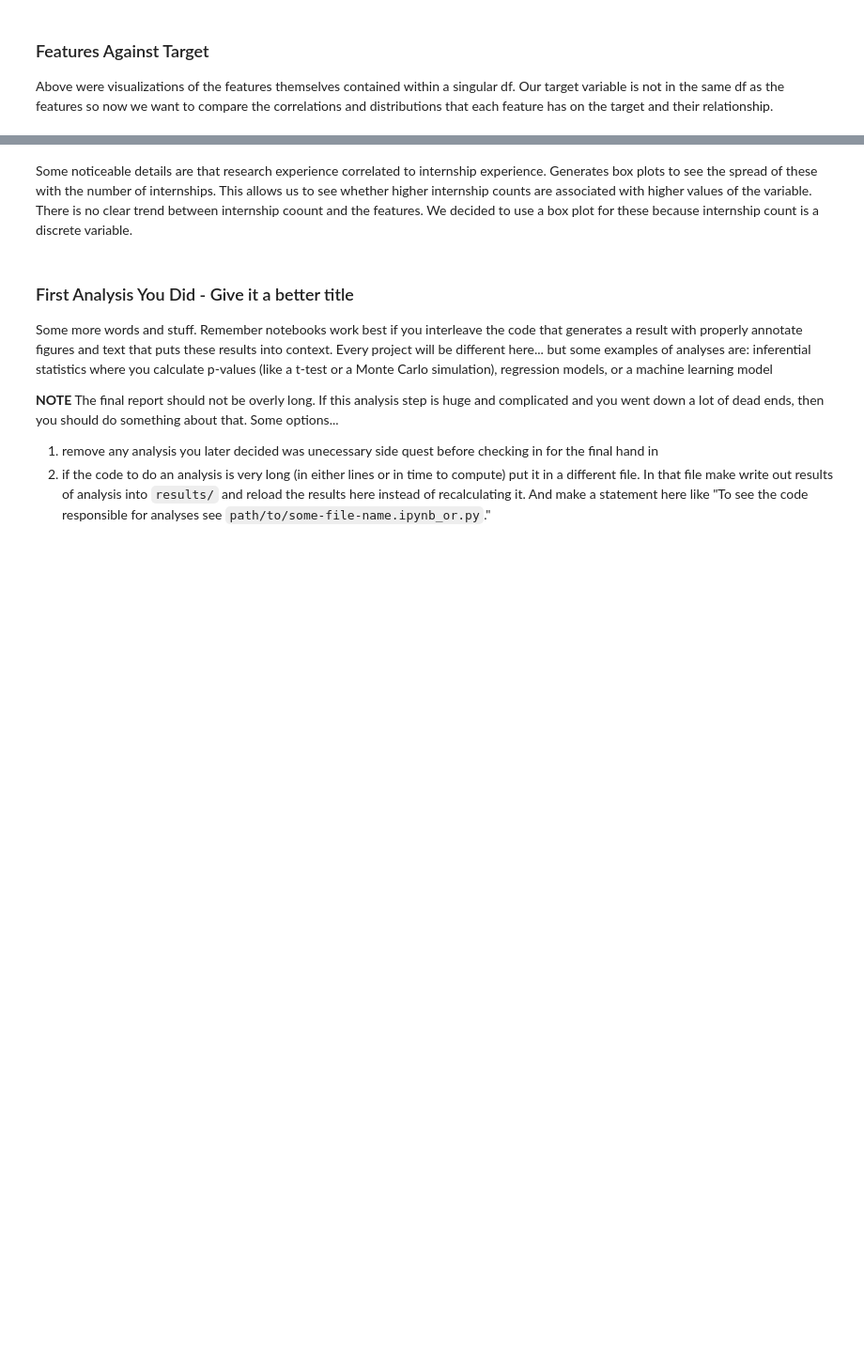
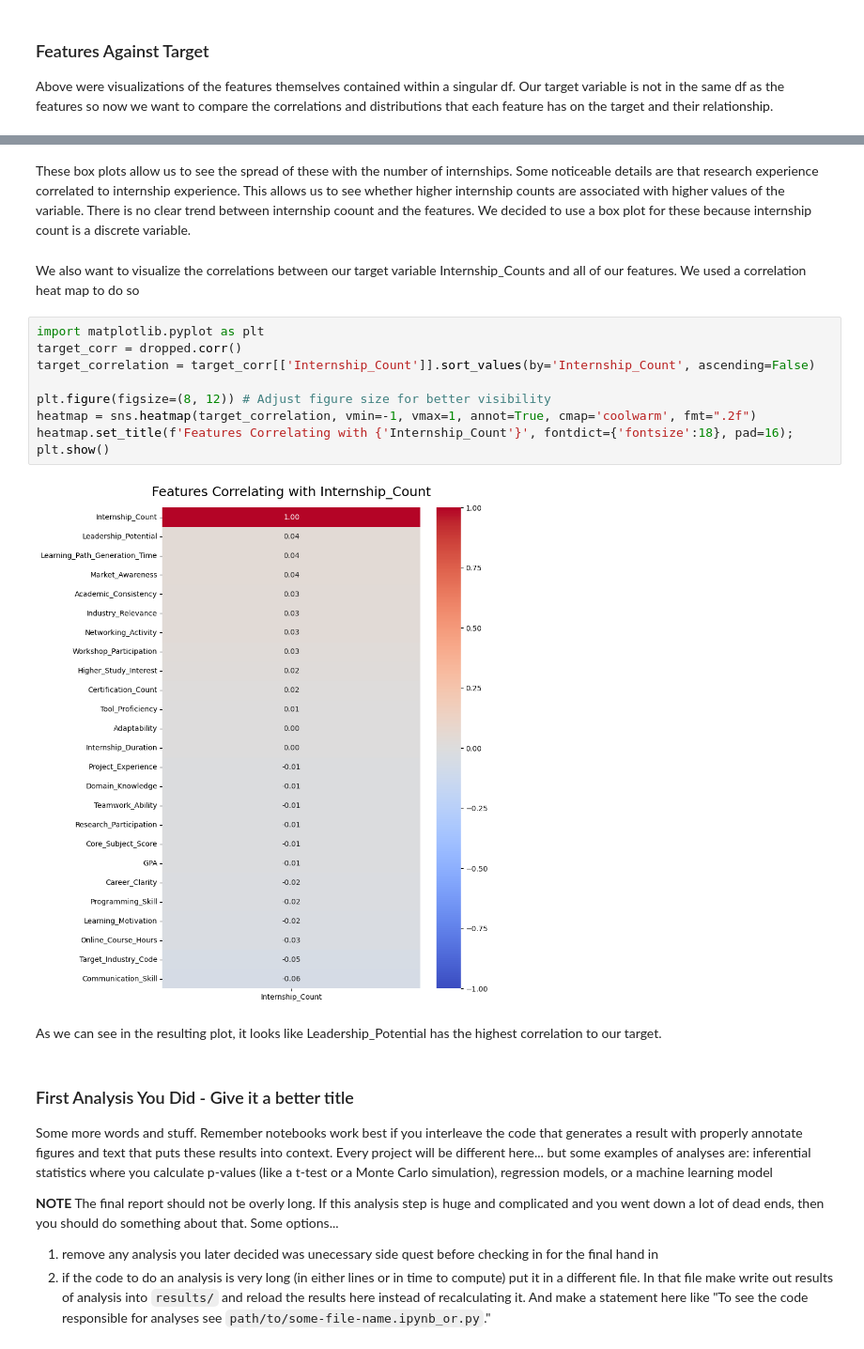
Before and after one commit to COGS108/Group144_WI26, a Jupyter notebook: 03-FinalProject.ipynb, the cells around one changed output, grey strips where cells are left out. Shown at 94% size. Cells and saved outputs as stored; diff of their text form; blank space fills up the shorter version.

Commit message:
change for TA feeback; heatmap with target vs feature correlations

```diff
--- a/03-FinalProject.ipynb
+++ b/03-FinalProject.ipynb
@@ -340,6 +369,21 @@ for col in numeric_cols:
 ... (12 outputs left out)
 # %% [markdown]
-Some noticeable details are that research experience correlated to internship experience. Generates box plots to see the spread of these with the number of internships. This allows us to see whether higher internship counts are associated with higher values of the variable. There is no clear trend between internship coount and the features. We decided to use a box plot for these because internship count is a discrete variable.
+These box plots allow us to see the spread of these with the number of internships. Some noticeable details are that research experience correlated to internship experience. This allows us to see whether higher internship counts are associated with higher values of the variable. There is no clear trend between internship coount and the features. We decided to use a box plot for these because internship count is a discrete variable.
+# %% [markdown]
+We also want to visualize the correlations between our target variable Internship_Counts and all of our features. We used a correlation heat map to do so
+# %%
+import matplotlib.pyplot as plt
+target_corr = dropped.corr()
+target_correlation = target_corr[['Internship_Count']].sort_values(by='Internship_Count', ascending=False)
+
+plt.figure(figsize=(8, 12)) # Adjust figure size for better visibility
+heatmap = sns.heatmap(target_correlation, vmin=-1, vmax=1, annot=True, cmap='coolwarm', fmt=".2f")
+heatmap.set_title(f'Features Correlating with {'Internship_Count'}', fontdict={'fontsize':18}, pad=16);
+plt.show()
+# %% [output]
+[figure, added]
+# %% [markdown]
+As we can see in the resulting plot, it looks like Leadership_Potential has the highest correlation to our target.
 # %% [markdown]
 ### First Analysis You Did - Give it a better title
 
```
Also changed, not shown: parts of 4 cells of this notebook.
